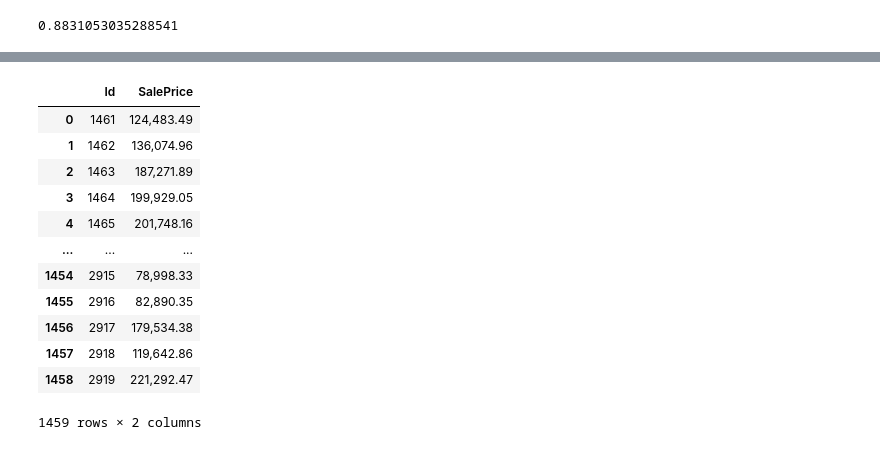
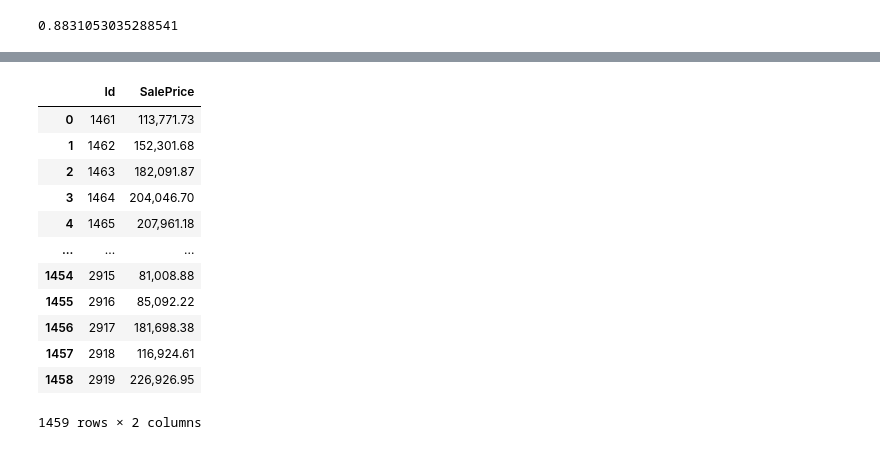
Before and after one commit to kshitijmohan15/Data-Analysis, a Jupyter notebook: Advanced Regression House Prices/model-building.ipynb, the cells around one changed output, grey strips where cells are left out. Cells and saved outputs as stored; diff of their text form; code cells hidden in the pictures.

```diff
--- a/Advanced Regression House Prices/model-building.ipynb
+++ b/Advanced Regression House Prices/model-building.ipynb
@@ -17,6 +17,7 @@ plt.rcParams['ytick.color'] = COLOR
 pd.set_option('display.float_format', lambda x: '%.3f' % x)
 pd.options.display.float_format = '{:,.2f}'.format
 pd.set_option('display.max_rows', 500)
-pd.set_option("display.max_columns", 100)
+
+#  Basic Settings
 # %%
 def encode_cat_vars(x):
@@ -309,21 +293,39 @@ y_pred_results
 # %%
+y_pred = lreg.predict(test_df)
+y_pred_results = pd.DataFrame(np.exp(y_pred))
+y_pred_results
 y_pred_df = pd.DataFrame(y_pred_results)
 y_pred_df.index = range(1461, 2920)
 y_pred_df.reset_index(level=0, inplace=True)
 y_pred_df.columns = ['Id', 'SalePrice']
 y_pred_df.to_csv('house_prices_regression_results.csv', index= False)
 y_pred_df
-# %% [output]
-|  | Id | SalePrice |
-| 0 | 1461 | 124,483.49 |
-| 1 | 1462 | 136,074.96 |
-| 2 | 1463 | 187,271.89 |
-| 3 | 1464 | 199,929.05 |
-| 4 | 1465 | 201,748.16 |
-| ... | ... | ... |
-| 1454 | 2915 | 78,998.33 |
-| 1455 | 2916 | 82,890.35 |
-| 1456 | 2917 | 179,534.38 |
-| 1457 | 2918 | 119,642.86 |
-| 1458 | 2919 | 221,292.47 |
-1459 rows × 2 columns
+# %%
+from sklearn.linear_model import Lasso
+from sklearn.pipeline import make_pipeline
+from sklearn.preprocessing import RobustScaler
+lasso = make_pipeline(RobustScaler(), Lasso(alpha =0.0006, random_state=1))
+lasso.fit(X_train, y_train)
+lasso.score(X_test, y_test)
+y_pred_lasso = lasso.predict(test_df)
+y_pred_lasso = pd.DataFrame(y_pred_lasso)
+y_pred_lasso.index = range(1461, 2920)
+y_pred_lasso.reset_index(level=0, inplace=True)
+y_pred_lasso.columns = ['Id', 'SalePrice']
+y_pred_lasso['SalePrice'] = np.exp(y_pred_lasso['SalePrice'])
+y_pred_lasso.to_csv('lasso_results.csv', index=False)
+y_pred_lasso
+# %% [output]
+|  | Id | SalePrice |
+| 0 | 1461 | 113,771.73 |
+| 1 | 1462 | 152,301.68 |
+| 2 | 1463 | 182,091.87 |
+| 3 | 1464 | 204,046.70 |
+| 4 | 1465 | 207,961.18 |
+| ... | ... | ... |
+| 1454 | 2915 | 81,008.88 |
+| 1455 | 2916 | 85,092.22 |
+| 1456 | 2917 | 181,698.38 |
+| 1457 | 2918 | 116,924.61 |
+| 1458 | 2919 | 226,926.95 |
+1459 rows × 2 columns
```
Also changed, not shown: parts of 7 cells of this notebook.
